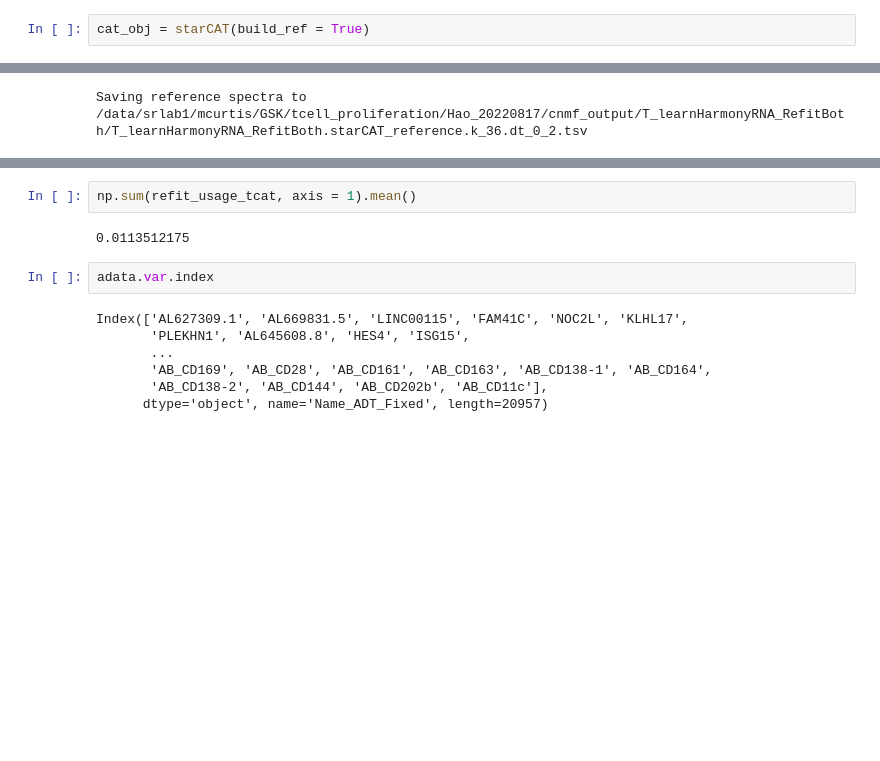
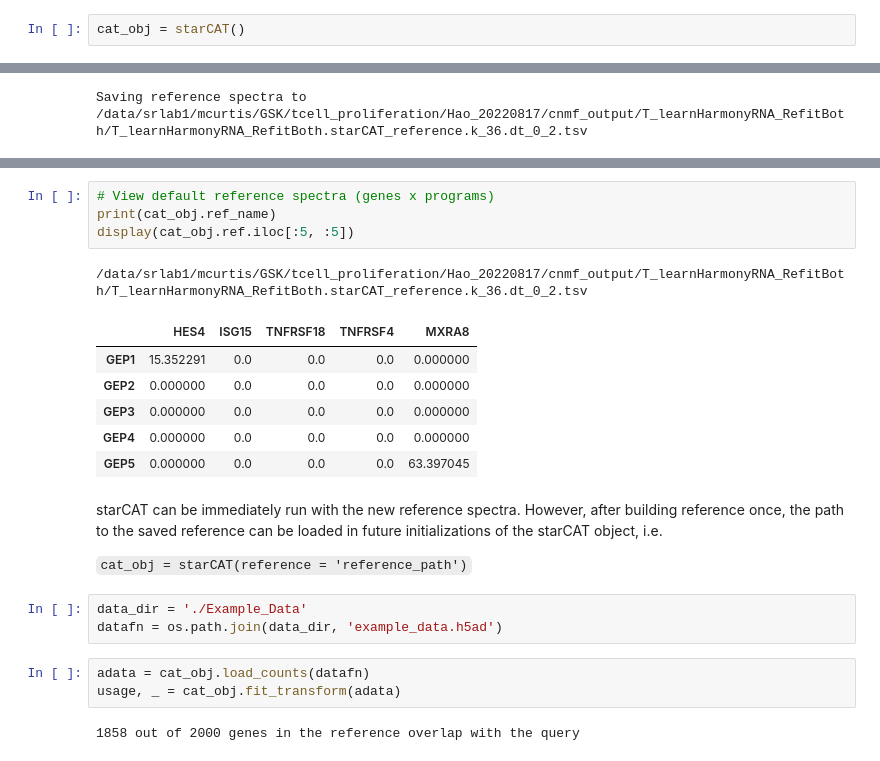
Before and after one commit to immunogenomics/starCAT, a Jupyter notebook: Testing/starCAT_testing.ipynb, the cells around one changed output, grey strips where cells are left out. Saved outputs shown, nothing was run; the diff lists cells and outputs as text; blank space fills up the shorter version.

````diff
--- a/Testing/starCAT_testing.ipynb
+++ b/Testing/starCAT_testing.ipynb
@@ -322,4 +284,4 @@ ref_name = 'T_learnHarmonyRNA_RefitBoth'
 k = 36
 density_threshold = 0.2
 # %%
-cat_obj = starCAT(build_ref = True)
+cat_obj = starCAT()
@@ -452,13 +295,24 @@ Length: 73259, dtype: float32
-# %%
-np.sum(refit_usage_tcat, axis = 1).mean()
-# %% [output]
-0.0113512175
-# %%
-adata.var.index
-# %% [output]
-Index(['AL627309.1', 'AL669831.5', 'LINC00115', 'FAM41C', 'NOC2L', 'KLHL17',
-       'PLEKHN1', 'AL645608.8', 'HES4', 'ISG15',
-       ...
-       'AB_CD169', 'AB_CD28', 'AB_CD161', 'AB_CD163', 'AB_CD138-1', 'AB_CD164',
-       'AB_CD138-2', 'AB_CD144', 'AB_CD202b', 'AB_CD11c'],
-      dtype='object', name='Name_ADT_Fixed', length=20957)
+# %%
+# View default reference spectra (genes x programs)
+print(cat_obj.ref_name)
+display(cat_obj.ref.iloc[:5, :5])
+# %% [output]
+/data/srlab1/mcurtis/GSK/tcell_proliferation/Hao_20220817/cnmf_output/T_learnHarmonyRNA_RefitBoth/T_learnHarmonyRNA_RefitBoth.starCAT_reference.k_36.dt_0_2.tsv
+|  | HES4 | ISG15 | TNFRSF18 | TNFRSF4 | MXRA8 |
+| GEP1 | 15.352291 | 0.0 | 0.0 | 0.0 | 0.000000 |
+| GEP2 | 0.000000 | 0.0 | 0.0 | 0.0 | 0.000000 |
+| GEP3 | 0.000000 | 0.0 | 0.0 | 0.0 | 0.000000 |
+| GEP4 | 0.000000 | 0.0 | 0.0 | 0.0 | 0.000000 |
+| GEP5 | 0.000000 | 0.0 | 0.0 | 0.0 | 63.397045 |
+# %% [markdown]
+starCAT can be immediately run with the new reference spectra. However, after building reference once, the path to the saved reference can be loaded in future initializations of the starCAT object, i.e.
+
+```cat_obj = starCAT(reference = 'reference_path')```
+# %%
+data_dir = './Example_Data'
+datafn = os.path.join(data_dir, 'example_data.h5ad')
+# %%
+adata = cat_obj.load_counts(datafn)
+usage, _ = cat_obj.fit_transform(adata)
+# %% [output]
+1858 out of 2000 genes in the reference overlap with the query
````
Also changed, not shown: parts of 55 cells of this notebook.
